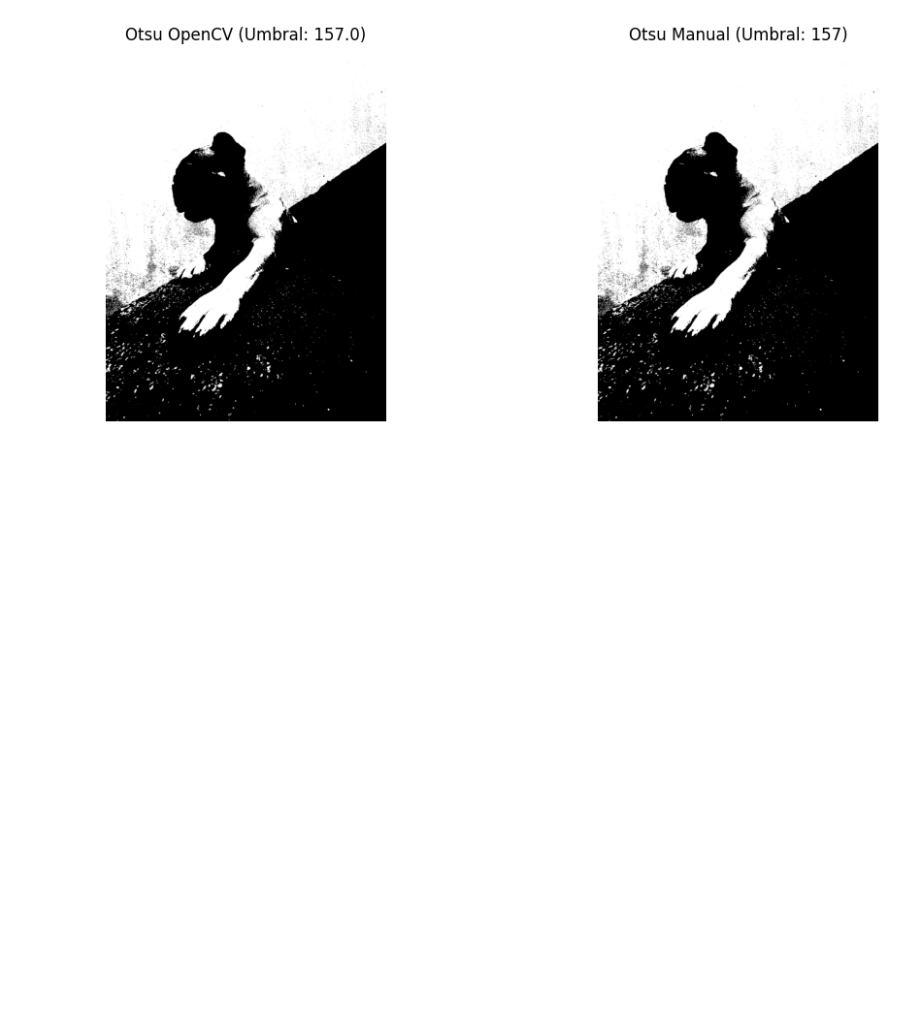
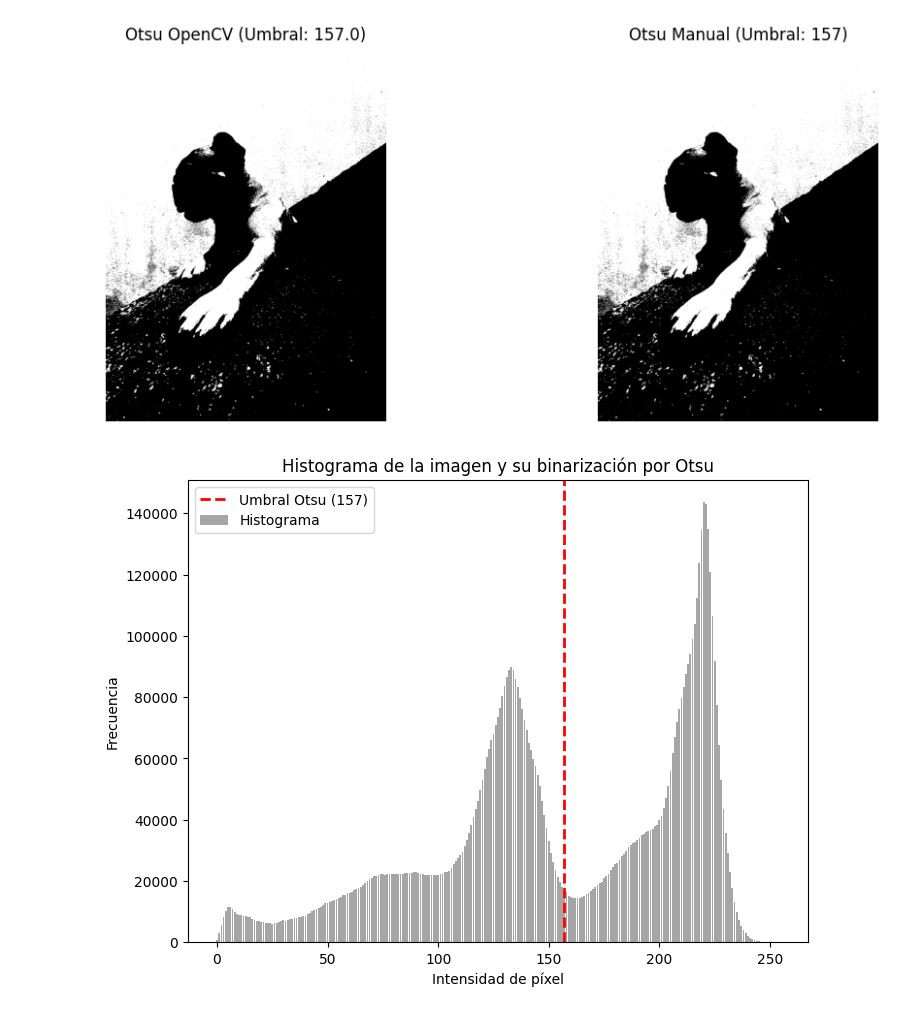
Before and after one commit to RojasG4mer/Fundamentos-de-Procesamiento-Digital-de-Imagenes, a Jupyter notebook: Operaciones_a_nivel_pixel_01.ipynb, the cells around one changed output. Saved outputs shown, nothing was run; the diff lists cells and outputs as text; code cells hidden in the pictures; blank space fills up the shorter version.

```diff
--- a/Operaciones_a_nivel_pixel_01.ipynb
+++ b/Operaciones_a_nivel_pixel_01.ipynb
@@ -303,26 +304,32 @@ grafi_imag(img_final, 'Popi fachero umbral niveles de escala de grises')
 [figure]
 # %% [markdown]
 ## Umbral por método Otsu
+# %%
+# Función de histograma creación propia
+def histo_artesanal(imagen):
+  max = imagen.max()
+  min = imagen.min()
+  histograma = [0]*(max-min+1) # Creamos un arreglo con el número de elementos de valores de la escala
+  for j in imagen: # Fila
+    for i in j: # columna/pixel
+      histograma[i] += 1 # Agregamos 1 cuenta al valor de ese valor
+  return np.array(histograma)
 # %%
-import numpy as np
-import cv2
-import matplotlib.pyplot as plt
-
-# 1. Implementación usando OpenCV
-# cv2.threshold con el flag cv2.THRESH_OTSU calcula automáticamente el umbral
+# Implementación usando OpenCV
 umbral_otsu, img_otsu_cv2 = cv2.threshold(popi_fachero_grises, 0, 255, cv2.THRESH_BINARY + cv2.THRESH_OTSU)
 
 print(f'Umbral calculado por OpenCV (Otsu): {umbral_otsu}')
 
 # 2. Implementación Manual paso a paso
 def manual_otsu(image):
-    # Obtener el histograma y normalizarlo para obtener probabilidades
-    hist = cv2.calcHist([image], [0], None, [256], [0, 256]).flatten()
+    # Obtener el histograma
+    hist = histo_artesanal(image)
+    # Normalizamos el histograma para evitar errores de numeros grandes:
     hist_norm = hist / hist.sum()
 
     # Sumas acumuladas y medias acumuladas
     cum_sum = np.cumsum(hist_norm)
-    cum_mean = np.cumsum(hist_norm * np.arange(256))
+    cum_mean = np.cumsum(hist_norm * np.arange(image.max() + 1))
 
     # Media global
     global_mean = cum_mean[-1]
@@ -331,7 +338,7 @@ def manual_otsu(image):
     threshold = 0
 
     # Iterar sobre todos los posibles umbrales
-    for t in range(256):
+    for t in range(image.max() + 1):
         w0 = cum_sum[t] # Peso de la clase fondo
         w1 = 1.0 - w0   # Peso de la clase objeto
 
@@ -354,7 +361,7 @@ print(f'Umbral calculado manualmente: {umbral_manual}')
 # Aplicar el umbral manual
 img_otsu_manual = (popi_fachero_grises > umbral_manual).astype(np.uint8) * 255
 
-# Visualización
+# Imágenes
 plt.figure(figsize=(12, 5))
 plt.subplot(1, 2, 1)
 plt.imshow(img_otsu_cv2, cmap='gray')
@@ -371,3 +378,20 @@ plt.show()
 Umbral calculado por OpenCV (Otsu): 157.0
 Umbral calculado manualmente: 157
 [figure]
+# %%
+histograma = histo_artesanal(popi_fachero_grises)
+
+plt.figure(figsize=(8, 6))
+# Graficamos el histograma de frecuencias
+plt.bar(range(len(histograma)), histograma, color='gray', alpha=0.7, label='Histograma')
+
+# Agregamos la línea vertical para el umbral
+plt.axvline(x=umbral_manual, color='r', linestyle='--', linewidth=2, label=f'Umbral Otsu ({umbral_manual})')
+
+plt.title('Histograma de la imagen y su binarización por Otsu')
+plt.xlabel('Intensidad de píxel')
+plt.ylabel('Frecuencia')
+plt.legend()
+plt.show()
+# %% [output]
+[figure, added]
```
Also changed, not shown: parts of 8 cells of this notebook.
